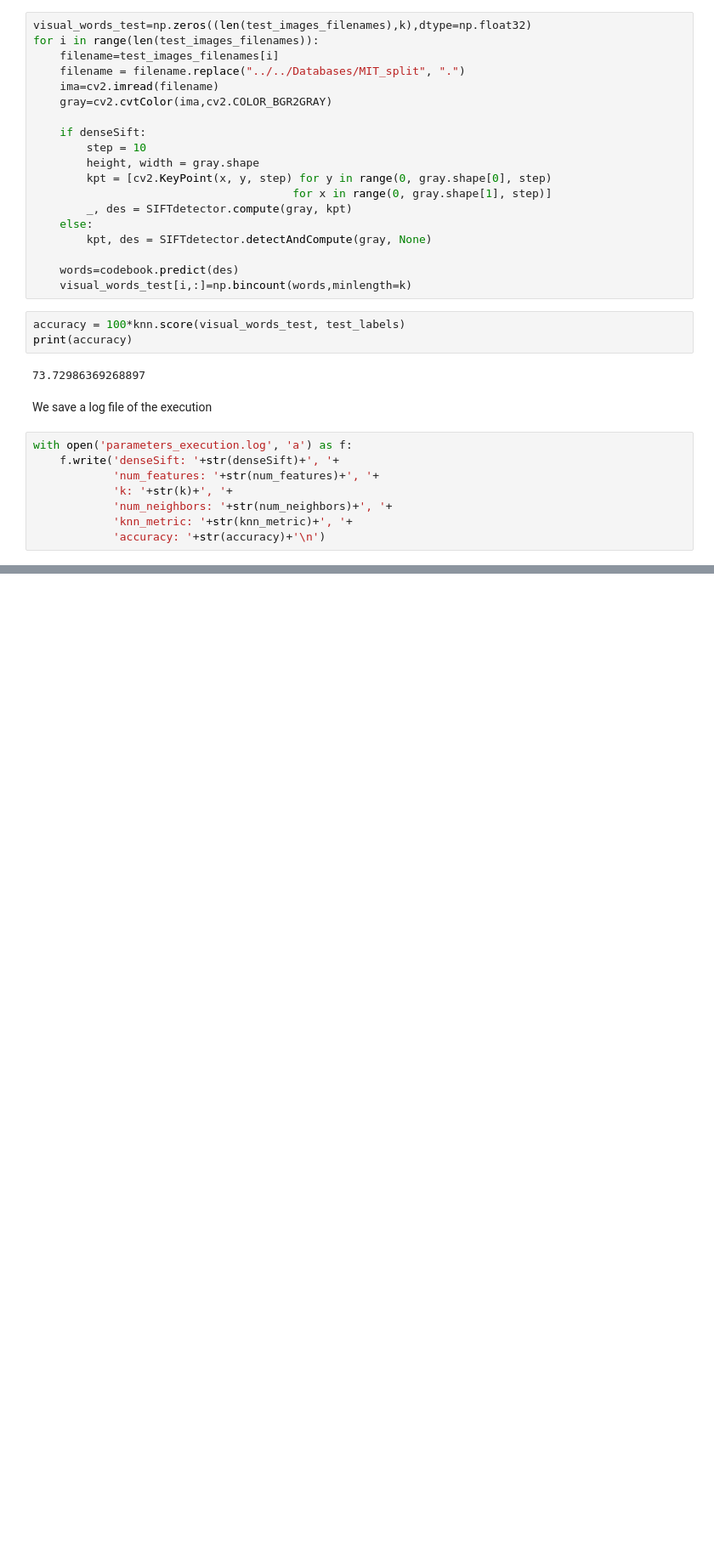
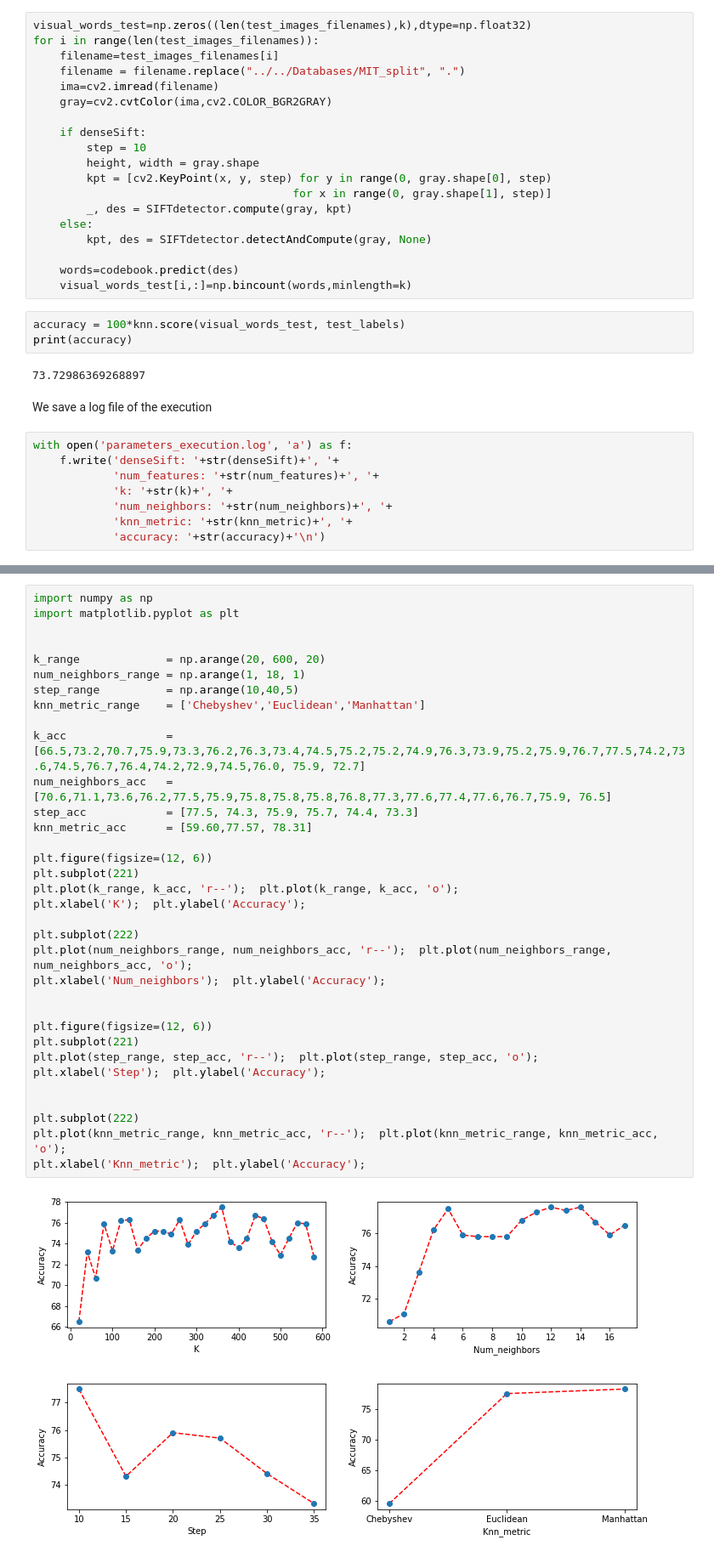
Before and after one commit to Sergigb/mlcv-project1, a Jupyter notebook: BagofVisualWords.ipynb, the cells around one changed output, grey strips where cells are left out. Shown: that part at 85% size. Saved outputs shown, nothing was run; the diff lists cells and outputs as text; blank space fills up the shorter version.

Commit message:
plots

```diff
--- a/BagofVisualWords.ipynb
+++ b/BagofVisualWords.ipynb
@@ -131,0 +122,37 @@ with open('parameters_execution.log', 'a') as f:
+# %%
+import numpy as np
+import matplotlib.pyplot as plt
+
+
+k_range             = np.arange(20, 600, 20)
+num_neighbors_range = np.arange(1, 18, 1)
+step_range          = np.arange(10,40,5)
+knn_metric_range    = ['Chebyshev','Euclidean','Manhattan']
+
+k_acc               = [66.5,73.2,70.7,75.9,73.3,76.2,76.3,73.4,74.5,75.2,75.2,74.9,76.3,73.9,75.2,75.9,76.7,77.5,74.2,73.6,74.5,76.7,76.4,74.2,72.9,74.5,76.0, 75.9, 72.7]
+num_neighbors_acc   = [70.6,71.1,73.6,76.2,77.5,75.9,75.8,75.8,75.8,76.8,77.3,77.6,77.4,77.6,76.7,75.9, 76.5]
+step_acc            = [77.5, 74.3, 75.9, 75.7, 74.4, 73.3]
+knn_metric_acc      = [59.60,77.57, 78.31]
+
+plt.figure(figsize=(12, 6))
+plt.subplot(221)
+plt.plot(k_range, k_acc, 'r--');  plt.plot(k_range, k_acc, 'o');
+plt.xlabel('K');  plt.ylabel('Accuracy');
+
+plt.subplot(222)
+plt.plot(num_neighbors_range, num_neighbors_acc, 'r--');  plt.plot(num_neighbors_range, num_neighbors_acc, 'o');
+plt.xlabel('Num_neighbors');  plt.ylabel('Accuracy');
+
+
+plt.figure(figsize=(12, 6))
+plt.subplot(221)
+plt.plot(step_range, step_acc, 'r--');  plt.plot(step_range, step_acc, 'o');
+plt.xlabel('Step');  plt.ylabel('Accuracy');
+
+
+plt.subplot(222)
+plt.plot(knn_metric_range, knn_metric_acc, 'r--');  plt.plot(knn_metric_range, knn_metric_acc, 'o');
+plt.xlabel('Knn_metric');  plt.ylabel('Accuracy');
+# %% [output]
+[figure, added]
+[figure, added]
```
Also changed, not shown: parts of 12 cells of this notebook.
